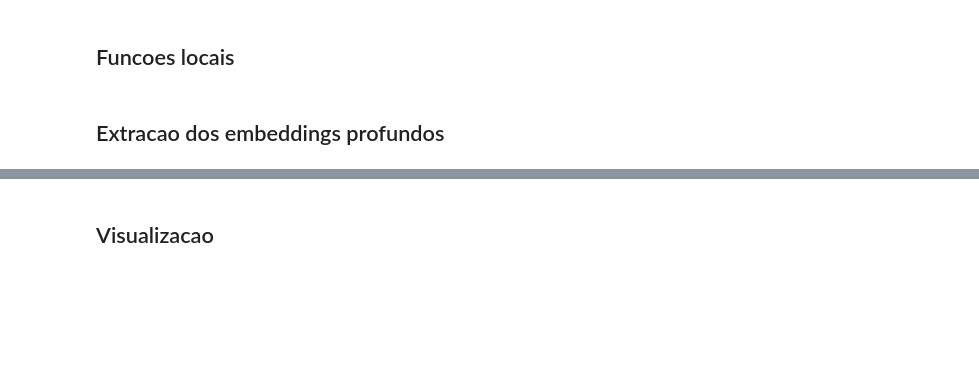
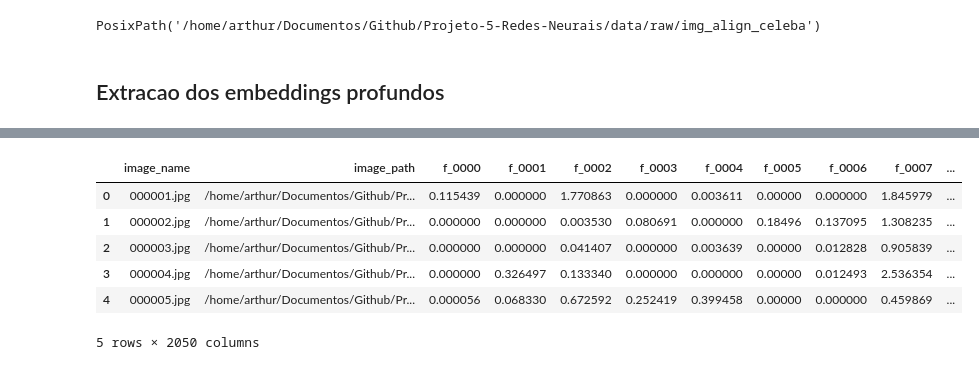
Before and after one commit to AHChaves/Projeto-5-Redes-Neurais, a Jupyter notebook: notebooks/02_embeddings_deep.ipynb, the cells around one changed output, grey strips where cells are left out. Cells and saved outputs as stored; diff of their text form; code cells hidden in the pictures; blank space fills up the shorter version.

Commit message:
Dados rodados com a CelebA_ Align

```diff
--- a/notebooks/02_embeddings_deep.ipynb
+++ b/notebooks/02_embeddings_deep.ipynb
@@ -31,15 +25,16 @@ except ImportError:
     umap = None
 # %%
 PROJECT_ROOT = Path.cwd().resolve().parent
-DATASET_ROOT = PROJECT_ROOT / 'data' / 'raw' / 'CelebA-Spoof'
-OUTPUT_PATH = PROJECT_ROOT / 'artifacts' / 'embeddings' / 'train' / 'deep_resnet50.parquet'
+DATASET_ROOT = Path('/home/arthur/Documentos/Github/Projeto-5-Redes-Neurais/data/raw/img_align_celeba')
+OUTPUT_PATH = PROJECT_ROOT / 'artifacts' / 'embeddings' / 'celeba_align_deep_resnet50.parquet'
 FIGURES_DIR = PROJECT_ROOT / 'reports' / 'figures'
-MAX_SAMPLES = 200
+MAX_SAMPLES = 500
+N_CLUSTERS = 10
 
 for folder in [OUTPUT_PATH.parent, FIGURES_DIR]:
     folder.mkdir(parents=True, exist_ok=True)
 
 DATASET_ROOT
+# %% [output]
+PosixPath('/home/arthur/Documentos/Github/Projeto-5-Redes-Neurais/data/raw/img_align_celeba')
-# %% [markdown]
-## Funcoes locais
 # %%
@@ -205,8 +145,8 @@ def train_classical_model(frame, model_name='svm', test_size=0.2, random_state=4
 # %%
 deep_df = extract_deep_embeddings(
     dataset_root=DATASET_ROOT,
-    split='train',
     output_path=OUTPUT_PATH,
     max_samples=MAX_SAMPLES,
 )
 deep_df.head()
+# %% [output]
@@ -212,0 +154,7 @@ deep_df.head()
+|  | image_name | image_path | f_0000 | f_0001 | f_0002 | f_0003 | f_0004 | f_0005 | f_0006 | f_0007 | ... |
+| 0 | 000001.jpg | /home/arthur/Documentos/Github/Pr... | 0.115439 | 0.000000 | 1.770863 | 0.000000 | 0.003611 | 0.00000 | 0.000000 | 1.845979 | ... |
+| 1 | 000002.jpg | /home/arthur/Documentos/Github/Pr... | 0.000000 | 0.000000 | 0.003530 | 0.080691 | 0.000000 | 0.18496 | 0.137095 | 1.308235 | ... |
+| 2 | 000003.jpg | /home/arthur/Documentos/Github/Pr... | 0.000000 | 0.000000 | 0.041407 | 0.000000 | 0.003639 | 0.00000 | 0.012828 | 0.905839 | ... |
+| 3 | 000004.jpg | /home/arthur/Documentos/Github/Pr... | 0.000000 | 0.326497 | 0.133340 | 0.000000 | 0.000000 | 0.00000 | 0.012493 | 2.536354 | ... |
+| 4 | 000005.jpg | /home/arthur/Documentos/Github/Pr... | 0.000056 | 0.068330 | 0.672592 | 0.252419 | 0.399458 | 0.00000 | 0.000000 | 0.459869 | ... |
+5 rows × 2050 columns
@@ -215,2 +160,0 @@ deep_df.shape
-# %% [markdown]
-## Visualizacao
```
Also changed, not shown: parts of 12 cells of this notebook, 6 other files.
